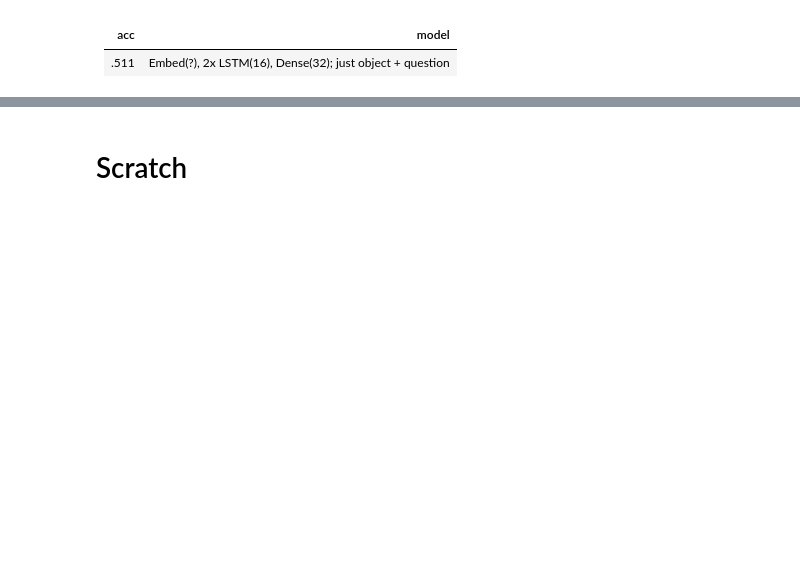
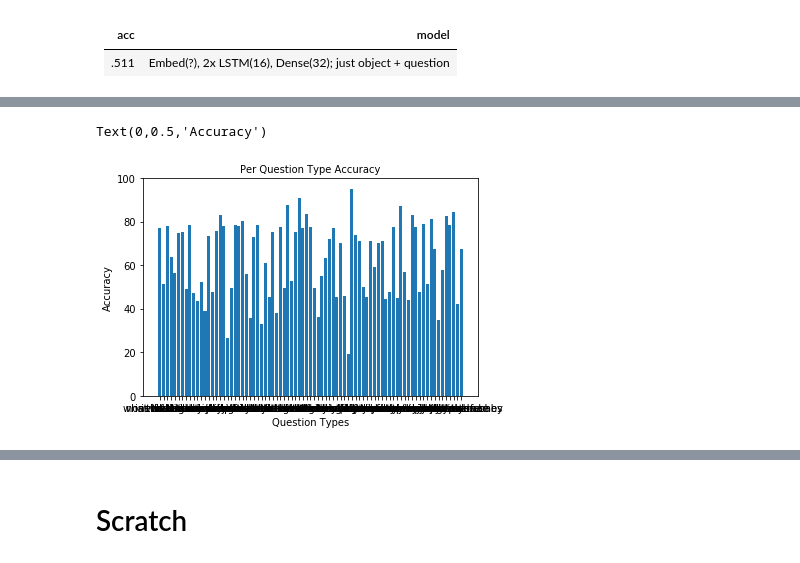
Before and after one commit to neighthan/computer_vision, a Jupyter notebook: vqa/vqa.ipynb, the cells around one changed output, grey strips where cells are left out. Saved outputs shown, nothing was run; the diff lists cells and outputs as text; code cells hidden in the pictures; blank space fills up the shorter version.

```diff
--- a/vqa/vqa.ipynb
+++ b/vqa/vqa.ipynb
@@ -1227,0 +2002,9 @@ acc | model
+# %%
+plt.bar(range(len(vqa_eval.accuracy['perQuestionType'])), vqa_eval.accuracy['perQuestionType'].values(), align='center')
+plt.xticks(range(len(vqa_eval.accuracy['perQuestionType'])), vqa_eval.accuracy['perQuestionType'].keys(), rotation='0',fontsize=10)
+plt.title('Per Question Type Accuracy', fontsize=10)
+plt.xlabel('Question Types', fontsize=10)
+plt.ylabel('Accuracy', fontsize=10)
+# %% [output]
+Text(0,0.5,'Accuracy')
+[figure, added]
```
Also changed, not shown: parts of 159 cells of this notebook, 10 other files.
